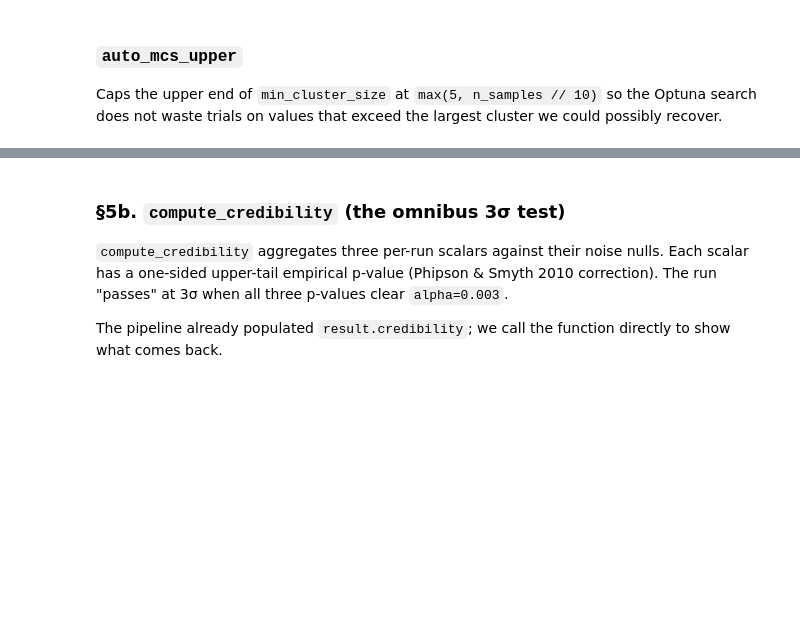
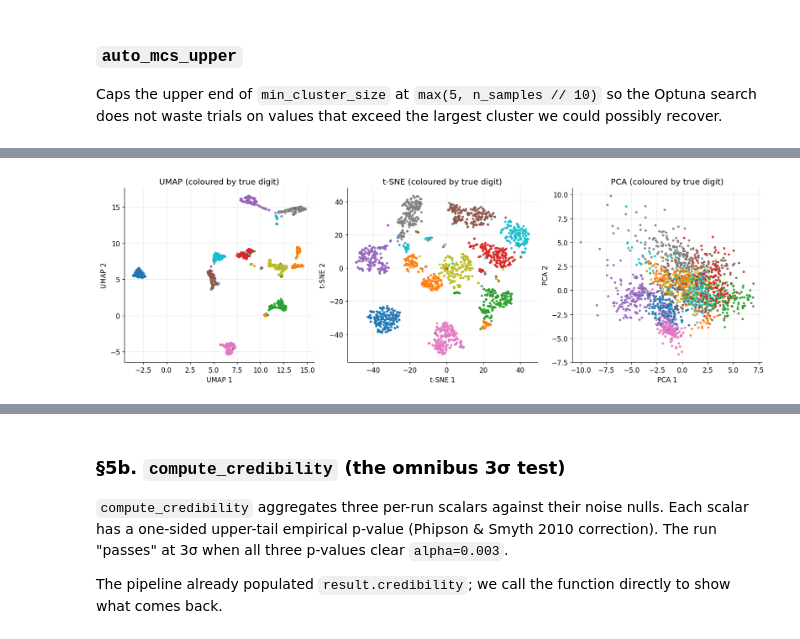
Before and after one commit to AndreasWNeitzel/Starfold, a Jupyter notebook: docs/tutorial_00_walkthrough.ipynb, the cells around one changed output, grey strips where cells are left out. Saved outputs shown, nothing was run; the diff lists cells and outputs as text; code cells hidden in the pictures; blank space fills up the shorter version.

```diff
--- a/docs/tutorial_00_walkthrough.ipynb
+++ b/docs/tutorial_00_walkthrough.ipynb
@@ -210,6 +207,0 @@ coloured by HDBSCAN label, outliers in grey.
-# %%
-fig, ax = plt.subplots(figsize=(7.0, 5.5), constrained_layout=True)
-sf.plot_embedding(result.embedding, result.labels, ax=ax)
-ax.set_title(f"UMAP embedding, {result.n_clusters} HDBSCAN clusters")
-fig.savefig(FIGURE_DIR / "02_pipeline_embedding.png")
-plt.show()
@@ -351,6 +207,0 @@ short, flat patches are noise.
-# %%
-fig, ax = plt.subplots(figsize=(8.0, 5.5), constrained_layout=True)
-sf.plot_condensed_tree(search.model, ax=ax)
-ax.set_title("HDBSCAN condensed tree at the best Optuna trial")
-fig.savefig(FIGURE_DIR / "06_condensed_tree.png")
-plt.show()
@@ -379,10 +207,0 @@ C(k=15) = 0.9662
-# %%
-k_values = (5, 10, 15, 30, 50, 100)
-trust = sf.trustworthiness_curve(X_scaled, result.embedding, k_values=k_values)
-cont = sf.continuity_curve(X_scaled, result.embedding, k_values=k_values)
-
-fig, ax = plt.subplots(figsize=(7.0, 5.0), constrained_layout=True)
-sf.plot_trustworthiness_curve(trust, continuity_scores=cont, ax=ax)
-ax.set_title("Trustworthiness and continuity vs k")
-fig.savefig(FIGURE_DIR / "07_trustworthiness_continuity.png")
-plt.show()
@@ -436,0 +266,18 @@ clusters above threshold:     3 / 3
+# %%
+from sklearn.preprocessing import StandardScaler  # noqa: E402
+
+X_scaled = StandardScaler().fit_transform(X)
+
+emb_umap = sf.run_umap(X_scaled, n_neighbors=15, min_dist=0.0, n_epochs=200, random_state=0)
+emb_tsne = sf.run_tsne(X_scaled, perplexity=30, n_iter=1_000, random_state=0)
+emb_pca = sf.run_pca(X_scaled, n_components=2, random_state=0)
+
+fig, axes = plt.subplots(1, 3, figsize=(15.0, 4.7), constrained_layout=True)
+for ax, (name, emb) in zip(axes, [("UMAP", emb_umap), ("t-SNE", emb_tsne), ("PCA", emb_pca)]):
+    ax.scatter(emb[:, 0], emb[:, 1], c=y_truth, cmap="tab10", s=8, alpha=0.85)
+    ax.set_xlabel(f"{name} 1"); ax.set_ylabel(f"{name} 2")
+    ax.set_title(f"{name} (coloured by true digit)")
+fig.savefig(FIGURE_DIR / "03_embedding_comparison.png")
+plt.show()
+# %% [output]
+[figure, added]
```
Also changed, not shown: parts of 131 cells of this notebook, 21 other files.
